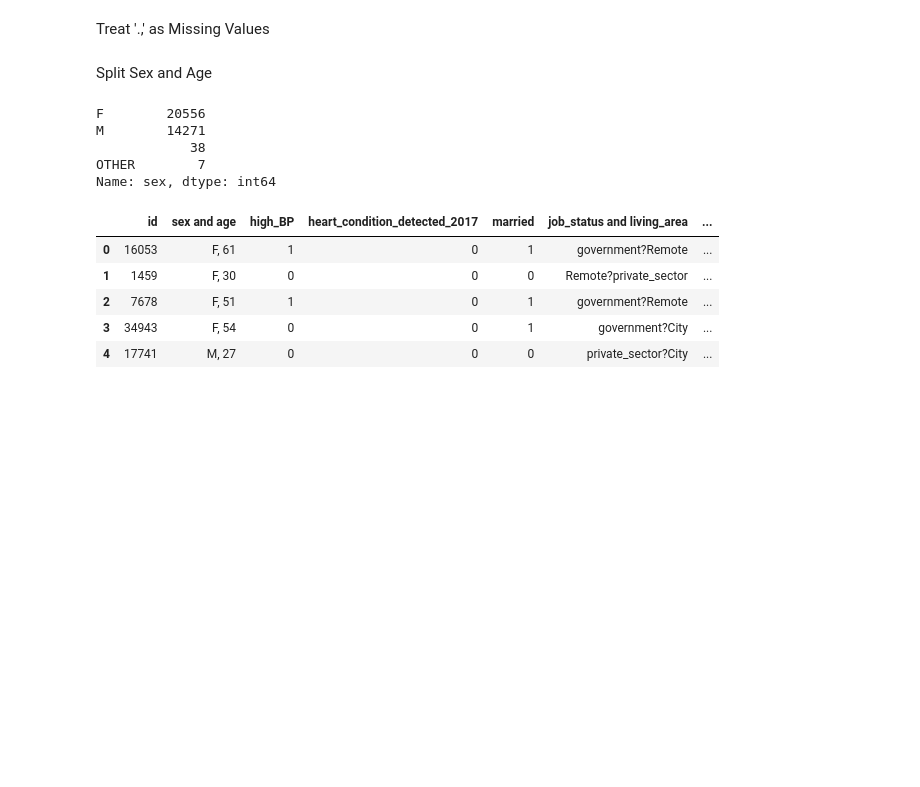
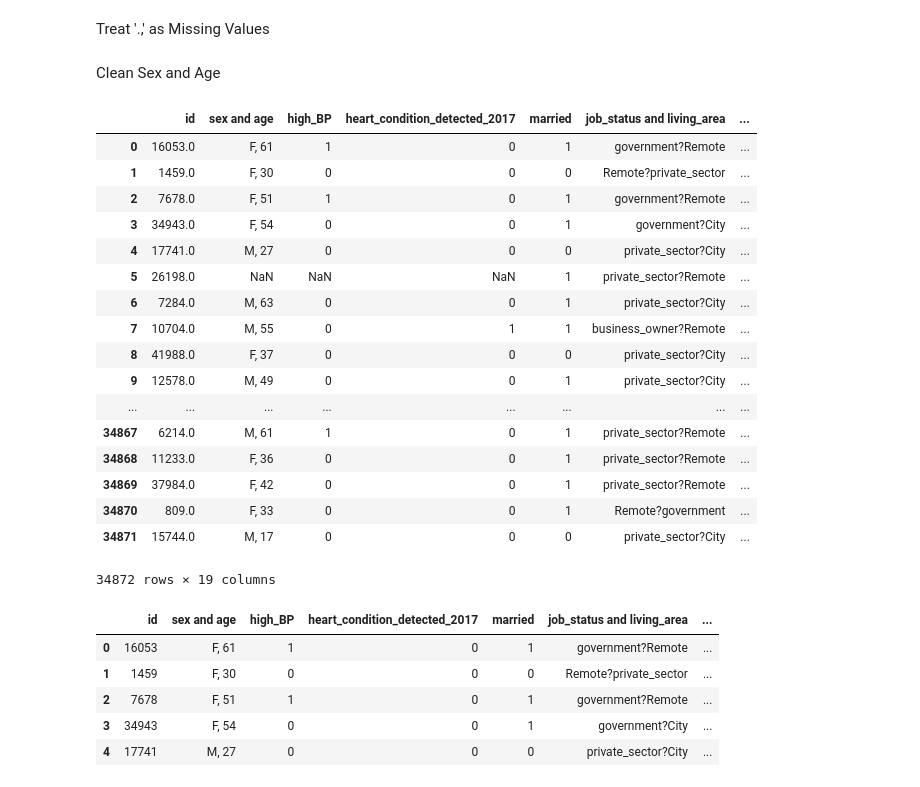
Before and after one commit to HieuPhan33/stroke-prediction, a Jupyter notebook: EDA.ipynb, the cells around one changed output. Cells and saved outputs as stored; diff of their text form; code cells hidden in the pictures; blank space fills up the shorter version.

Commit message:
Preprocess sex_age, BMI, high_BP, living_area, smoker_status

```diff
--- a/EDA.ipynb
+++ b/EDA.ipynb
@@ -20,3 +64,17 @@ test = pd.read_csv('data/test.csv')
+# %%
+def process_smoker_status(x):
+    if x == None:
+        return None
+    elif x.startswith("non"):
+        return "non-smoker"
+    elif x.startswith("quit"):
+        return "quit"
+    elif x.startswith("active"):
+        return "active_smoker"
+    else:
+        return None
+train["smoker_status"] = train["smoker_status"].astype(str).apply(process_smoker_status)
+test["smoker_status"] = test["smoker_status"].astype(str).apply(process_smoker_status)
 # %% [markdown]
 Convert BMI to numeric
 # %%
@@ -26,7 +84,7 @@ Treat '.,' as Missing Values
 # %%
 train[train["high_BP"] == '.,'] = None
 # %% [markdown]
-Split Sex and Age
+Clean Sex and Age
 # %%
 def clean_sex_age(sex_age_list):
     if type(sex_age_list) is not list:
@@ -48,18 +106,35 @@ def clean_sex_age(sex_age_list):
     sex_age_list[0] = sex
     sex_age_list[1] = sex_age_list[1].strip()
     return sex_age_list
-train["sex_age_list"] = train["sex and age"].str.split(",").apply(clean_sex_age)
+def process_sex_age(df):
+    df["sex_age_list"] = df["sex and age"].str.split(",").apply(clean_sex_age)
+    df[['sex','age']] = pd.DataFrame(df["sex_age_list"].values.tolist(), index= df.index)
+    df["age"] = pd.to_numeric(df["age"],errors='coerce')
+    #df.drop(columns=["sex_age_list","sex and age"],inplace=True)
+    return df
-# %%
-train[['sex','age']] = pd.DataFrame(train["sex_age_list"].values.tolist(), index= train.index)
-train["age"] = pd.to_numeric(train["age"],errors='coerce')
-train.drop(columns=["sex_age_list","sex and age"],inplace=True)
-train["sex"].value_counts()
-# %% [output]
-F        20556
-M        14271
-            38
-OTHER        7
-Name: sex, dtype: int64
+# %%
+train = process_sex_age(train)
+# %%
+train
+# %% [output]
+|  | id | sex and age | high_BP | heart_condition_detected_2017 | married | job_status and living_area | ... |
+| 0 | 16053.0 | F, 61 | 1 | 0 | 1 | government?Remote | ... |
+| 1 | 1459.0 | F, 30 | 0 | 0 | 0 | Remote?private_sector | ... |
+| 2 | 7678.0 | F, 51 | 1 | 0 | 1 | government?Remote | ... |
+| 3 | 34943.0 | F, 54 | 0 | 0 | 1 | government?City | ... |
+| 4 | 17741.0 | M, 27 | 0 | 0 | 0 | private_sector?City | ... |
+| 5 | 26198.0 | NaN | NaN | NaN | 1 | private_sector?Remote | ... |
+| 6 | 7284.0 | M, 63 | 0 | 0 | 1 | private_sector?City | ... |
+| 7 | 10704.0 | M, 55 | 0 | 1 | 1 | business_owner?Remote | ... |
+| 8 | 41988.0 | F, 37 | 0 | 0 | 0 | private_sector?City | ... |
+| 9 | 12578.0 | M, 49 | 0 | 0 | 1 | private_sector?City | ... |
+| ... | ... | ... | ... | ... | ... | ... | ... |
+| 34867 | 6214.0 | M, 61 | 1 | 0 | 1 | private_sector?Remote | ... |
+| 34868 | 11233.0 | F, 36 | 0 | 0 | 1 | private_sector?Remote | ... |
+| 34869 | 37984.0 | F, 42 | 0 | 0 | 1 | private_sector?Remote | ... |
+| 34870 | 809.0 | F, 33 | 0 | 0 | 1 | Remote?government | ... |
+| 34871 | 15744.0 | M, 17 | 0 | 0 | 0 | private_sector?City | ... |
+34872 rows × 19 columns
 # %%
 def is_job_status_and_living_area_reversed(x):
     return ((x["job_status"] != None and x["job_status"] in ("r", "c", "city", "remote", "remotee"))
```
Also changed, not shown: parts of 3 cells of this notebook.
